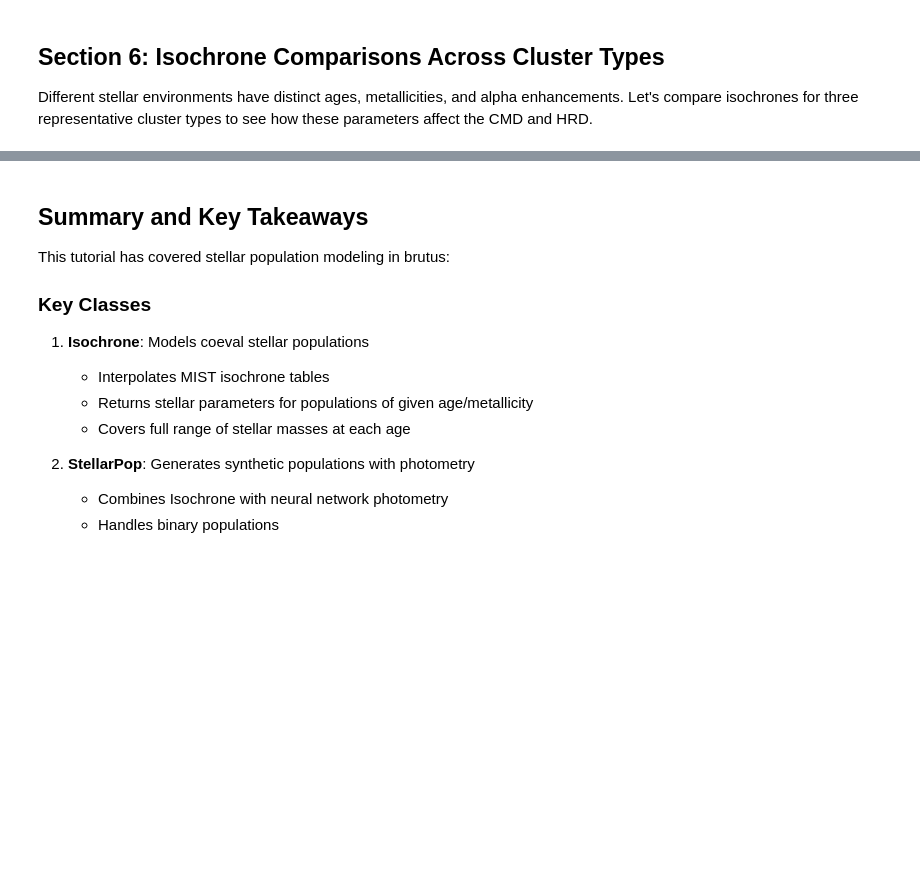
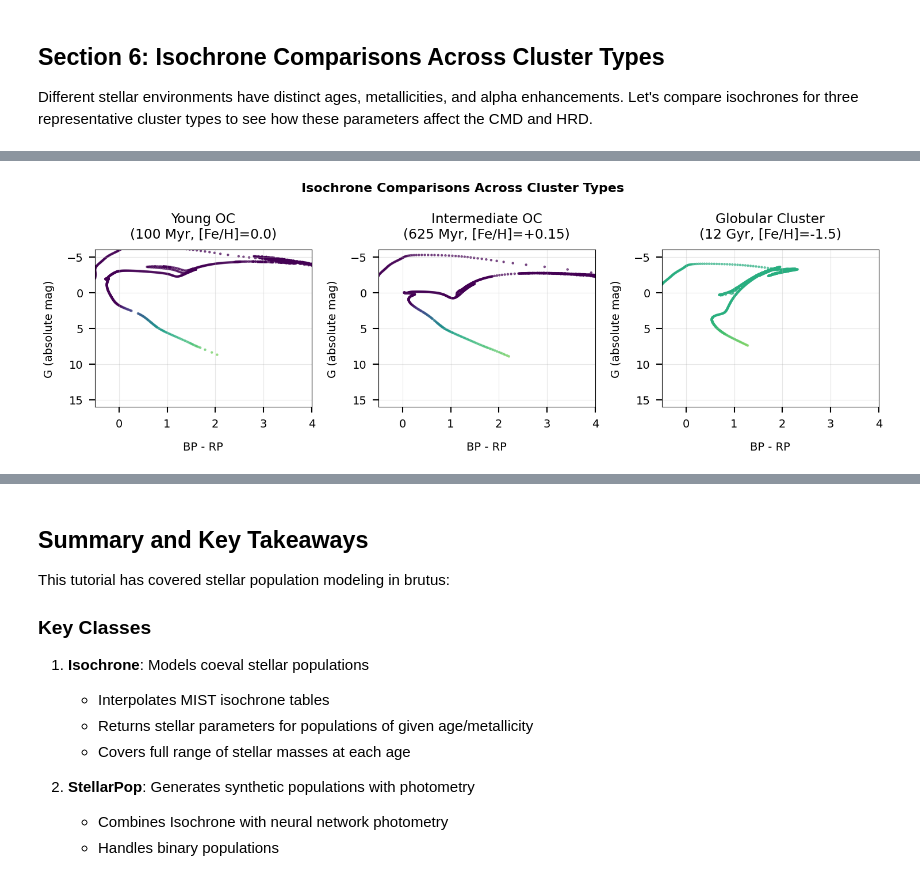
Before and after one commit to joshspeagle/brutus, a Jupyter notebook: tutorials/tutorial_02_populations.ipynb, the cells around one changed output, grey strips where cells are left out. Drawn from its saved outputs; the diff is of its cells as text; code cells hidden in the pictures; blank space fills up the shorter version.

```diff
--- a/tutorials/tutorial_02_populations.ipynb
+++ b/tutorials/tutorial_02_populations.ipynb
@@ -129,7 +158,7 @@ print("Evaluating 1 Gyr solar metallicity isochrone...")
 
 # Isochrone parameters
 feh, afe, loga = 0.0, 0.0, 9.0  # Solar metallicity, 1 Gyr
-av, rv, dist = 0.0, 3.1, 10.0   # 10 pc (absolute mags), no extinction
+av, rv, dist = 0.0, 3.32, 10.0   # 10 pc (absolute mags), no extinction
 
 # Generate photometry for all EEP points along the isochrone
 # Note: get_seds returns one SED per EEP point, not an IMF-sampled population
@@ -592,7 +556,7 @@ print("\nGenerating isochrones for different cluster types...\n")
 print("  Young (100 Myr, solar)...")
 mags1, params1, _ = pop_full.get_seds(
     feh=0.0, afe=0.0, loga=8.0,  # 100 Myr
-    av=0.0, rv=3.1, dist=10.0,   # absolute magnitudes
+    av=0.0, rv=3.32, dist=10.0,   # absolute magnitudes
     binary_fraction=0.0
 )
 valid1 = np.all(np.isfinite(mags1), axis=1)
@@ -602,7 +566,7 @@ print(f"    {valid1.sum()} valid EEP points")
 print("  Intermediate (625 Myr, slightly metal-rich)...")
 mags2, params2, _ = pop_full.get_seds(
     feh=0.15, afe=0.0, loga=8.8,  # 625 Myr
-    av=0.0, rv=3.1, dist=10.0,
+    av=0.0, rv=3.32, dist=10.0,
     binary_fraction=0.0
 )
 valid2 = np.all(np.isfinite(mags2), axis=1)
@@ -615,7 +579,7 @@ print(f"    {valid2.sum()} valid EEP points")
 print("  Old globular (12 Gyr, metal-poor)...")
 mags3, params3, _ = pop_full.get_seds(
     feh=-1.5, afe=0.0, loga=10.08,  # 12 Gyr
-    av=0.0, rv=3.1, dist=10.0,
+    av=0.0, rv=3.32, dist=10.0,
     binary_fraction=0.0
 )
 valid3 = np.all(np.isfinite(mags3), axis=1)
@@ -623,6 +598,6 @@ print(f"    {valid3.sum()} valid EEP points")
 # %%
 # Create isochrone comparison visualization
-fig, axes = plt.subplots(2, 3, figsize=(15, 10))
+fig, axes = plt.subplots(1, 3, figsize=(15, 5))
 
 # Top row: Individual isochrone CMDs colored by mass
 isochrones = [
@@ -631,8 +606,12 @@ isochrones = [
     (mags3, params3, valid3, 'Globular Cluster\n(12 Gyr, [Fe/H]=-1.5)'),
 ]
 
+# Common axis limits for fair comparison
+common_xlim = (-0.5, 4.0)
+common_ylim = (16, -6)
+
 for idx, (mags, params, valid, title) in enumerate(isochrones):
-    ax = axes[0, idx]
+    ax = axes[idx]
 
     bp_rp = mags[valid, 1] - mags[valid, 2]
     g_mag = mags[valid, 0]
@@ -648,72 +627,9 @@ for idx, (mags, params, valid, title) in enumerate(isochrones):
     ax.set_xlabel('BP - RP')
     ax.set_ylabel('G (absolute mag)')
     ax.set_title(title)
-    ax.invert_yaxis()
+    ax.set_xlim(common_xlim)
+    ax.set_ylim(common_ylim)
     ax.grid(True, alpha=0.3)
-
-# Panel 4: All three isochrones overlaid
-ax = axes[1, 0]
-
-for (mags, params, valid, color, label) in [
-    (mags1, params1, valid1, 'blue', 'Young (100 Myr)'),
-    (mags2, params2, valid2, 'green', 'Intermediate (625 Myr)'),
-    (mags3, params3, valid3, 'red', 'Old (12 Gyr)')]:
-
-    if np.any(valid):
-        bp_rp = mags[valid, 1] - mags[valid, 2]
-        g_mag = mags[valid, 0]
-        ax.plot(bp_rp, g_mag, color=color, lw=2, alpha=0.8, label=label)
-
-ax.set_xlabel('BP - RP')
-ax.set_ylabel('G (absolute mag)')
-ax.set_title('Isochrone Overlay')
-ax.invert_yaxis()
-ax.legend(fontsize=8)
-ax.grid(True, alpha=0.3)
-
-# Panel 5: Color-color diagram (requires PS g and 2MASS J — may have NaNs)
-ax = axes[1, 1]
-
-j_idx = len(filters.gaia) + len(filters.ps[:3])  # 2MASS J index
-
-for (mags, params, valid, color, label) in [
-    (mags1, params1, valid1, 'blue', 'Young'),
-    (mags2, params2, valid2, 'green', 'Intermediate'),
-    (mags3, params3, valid3, 'red', 'Old')]:
-
-    if j_idx < mags.shape[1]:
-        # Additional finite check for PS g and 2MASS J
-        cc_valid = valid & np.isfinite(mags[:, 3]) & np.isfinite(mags[:, j_idx])
-        if np.any(cc_valid):
-            g_j = mags[cc_valid, 3] - mags[cc_valid, j_idx]  # PS g - 2MASS J
-            bp_rp = mags[cc_valid, 1] - mags[cc_valid, 2]
-            ax.plot(bp_rp, g_j, color=color, lw=2, alpha=0.8, label=label)
-
-ax.set_xlabel('BP - RP')
-ax.set_ylabel('g - J')
-ax.set_title('Color-Color Diagram')
-ax.legend(fontsize=8, markerscale=5)
-ax.grid(True, alpha=0.3)
-
-# Panel 6: Luminosity functions
-ax = axes[1, 2]
-
-for (params, valid, color, label) in [
-    (params1, valid1, 'blue', 'Young'),
-    (params2, valid2, 'green', 'Intermediate'),
-    (params3, valid3, 'red', 'Old')]:
-
-    logl_valid = params['logl'][valid]
-    finite = np.isfinite(logl_valid)
-    if np.any(finite):
-        ax.hist(logl_valid[finite], bins=30, alpha=0.5, color=color,
-               histtype='step', lw=2, label=label, density=True)
-
-ax.set_xlabel('log L/L☉')
-ax.set_ylabel('Normalized Density')
-ax.set_title('Luminosity Functions')
-ax.legend(fontsize=8)
-ax.grid(True, alpha=0.3)
 
 plt.suptitle('Isochrone Comparisons Across Cluster Types', fontsize=16, fontweight='bold')
 plt.tight_layout()
@@ -722,3 +638,4 @@ plt.show()
 
 print("\nIsochrone comparisons demonstrated")
 print(f"  Total valid EEP points: {valid1.sum() + valid2.sum() + valid3.sum()}")
+# %% [output]
@@ -724,0 +643 @@ print(f"  Total valid EEP points: {valid1.sum() + valid2.sum() + valid3.sum()}")
+[figure, added]
```
Also changed, not shown: parts of 14 cells of this notebook, 4 other files.
